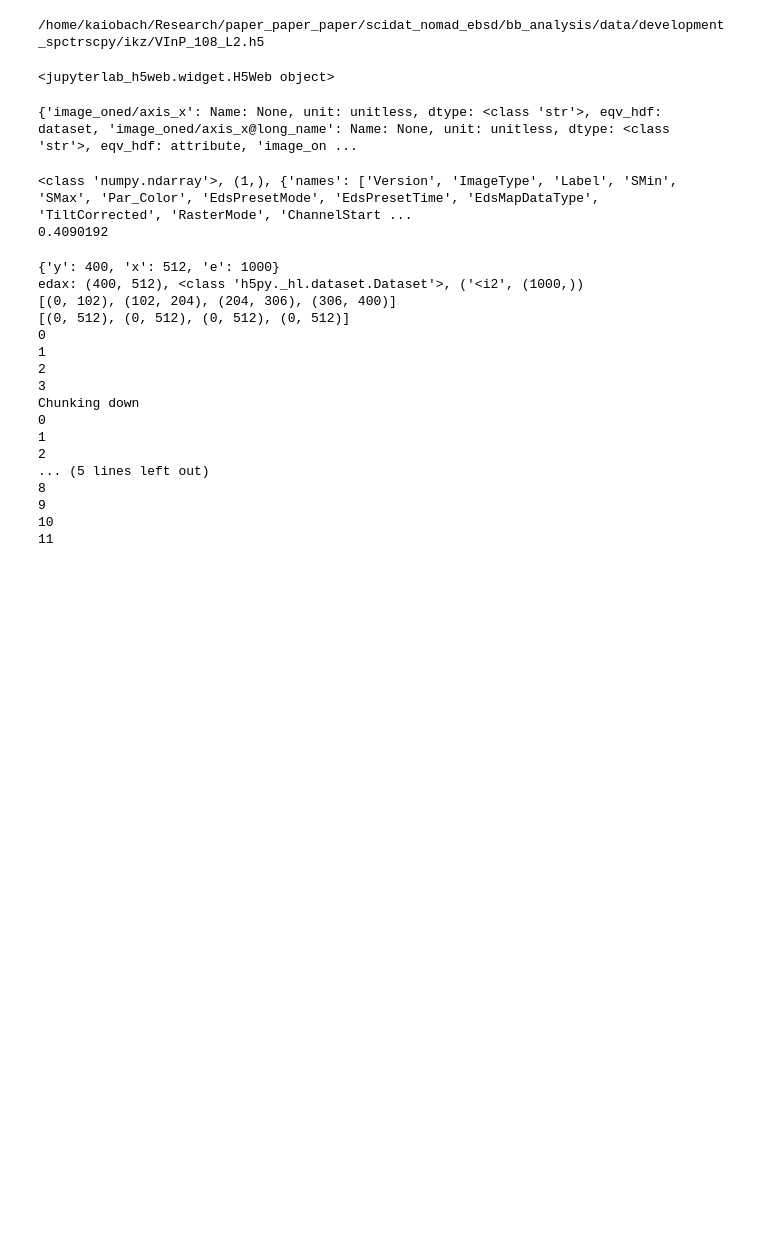
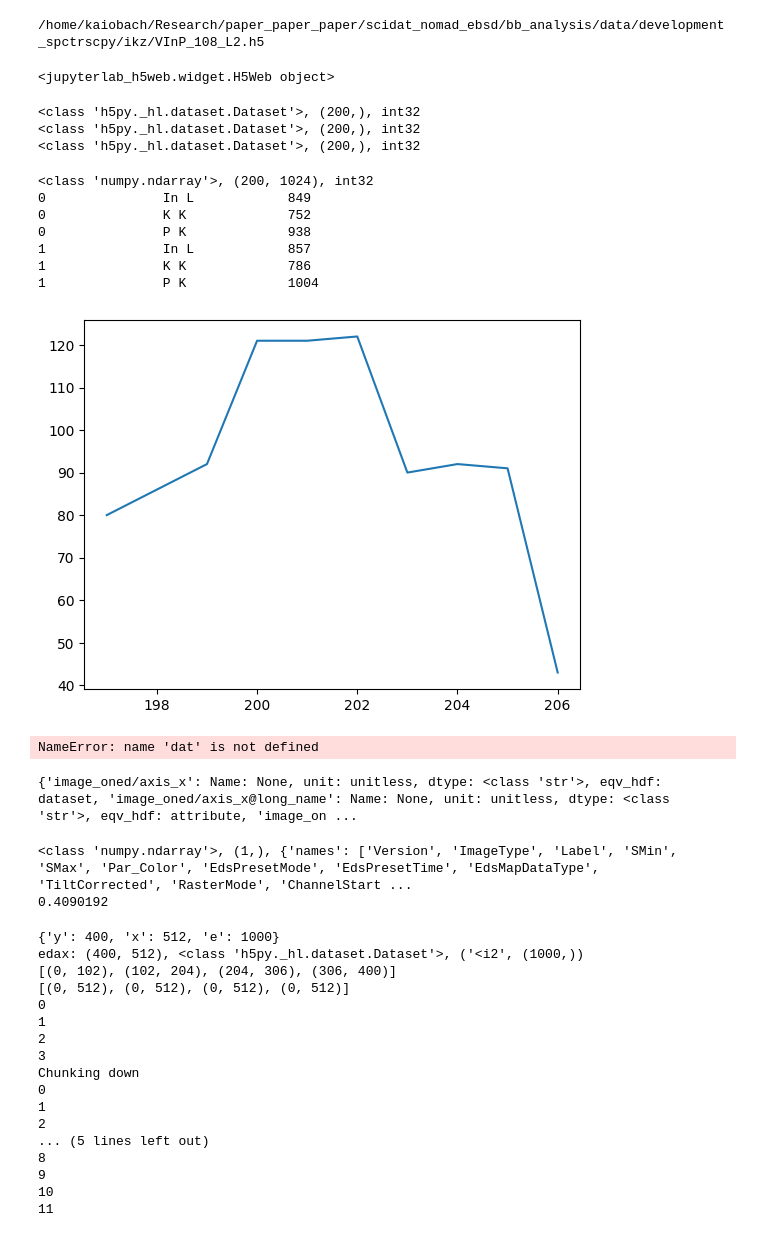
Before and after one commit to FAIRmat-NFDI/pynxtools, a Jupyter notebook: debug/spctrscpy.dev.ipynb, the cells around one changed output. Cells and saved outputs as stored; diff of their text form; code cells hidden in the pictures; blank space fills up the shorter version.

Commit message:
Tested parsing on IKZ and PDI examples

```diff
--- a/debug/spctrscpy.dev.ipynb
+++ b/debug/spctrscpy.dev.ipynb
@@ -7,13 +32,15 @@ from matplotlib import pyplot as plt
 # %%
 src = "/home/kaiobach/Research/paper_paper_paper/scidat_nomad_ebsd/bb_analysis/data/development_spctrscpy"
-fnms = [("apex", "ikz/VInP_108_L2.h5"),
-        ("apex", "ikz/GeSn_13.h5"),
+fnms = [("ikz", "VInP_108_L2.h5"),
+        ("ikz", "GeSn_13.nxs"),
         ("bruker", "pynx/46_ES-LP_L1_brg.bcf"),
         ("emd", "pynx/1613_Si_HAADF_610_kx.emd"),
         ("digitalmicrograph", "pynx/EELS_map_2_ROI_1_location_4.dm3"),
-        ("oxfordinstruments", "pynx/H5OINA_examples_Specimen_1_Map_EDS_+_EBSD_Map_Data_2.h5oina")]
+        ("oxfordinstruments", "pynx/H5OINA_examples_Specimen_1_Map_EDS_+_EBSD_Map_Data_2.h5oina"),
+        ("pdi", "InGaN_nanowires_spectra.edaxh5")]
 # pyUSID, HSMA
-fnm = f"{src}/{fnms[0][1]}"
+case = 0  # len(fnms) - 1
+fnm = f"{src}/{fnms[case][0]}/{fnms[case][1]}"
 print(fnm)
 # %% [output]
 /home/kaiobach/Research/paper_paper_paper/scidat_nomad_ebsd/bb_analysis/data/development_spctrscpy/ikz/VInP_108_L2.h5
@@ -21,6 +48,63 @@ print(fnm)
 H5Web(fnm)
 # %% [output]
 <jupyterlab_h5web.widget.H5Web object>
+# %%
+with h5py.File(fnm, "r") as h5r:
+    src = "/VInP/VInP_108_L2/Area 10/LineScan 1/ROIs/"
+    for key in h5r[src].keys():
+        tmp = h5r[f"{src}/{key}"]
+        print(f"{type(tmp)}, {np.shape(tmp)}, {tmp.dtype}")
+# %% [output]
+<class 'h5py._hl.dataset.Dataset'>, (200,), int32
+<class 'h5py._hl.dataset.Dataset'>, (200,), int32
+<class 'h5py._hl.dataset.Dataset'>, (200,), int32
+# %%
+with h5py.File(fnm, "r") as h5r:
+    # src = "/InGaN_nanowires_spectra/InGaN nanowires/Area 1/Full Area 1"
+    src = "/VInP/VInP_108_L2/Area 10/LineScan 1/"
+    if f"{src}/LSD" in h5r.keys():
+        # for key, val in enumerate(h5r[f"{src}/LSD"].attrs.items()):
+        #     print(f"{key}, {val}")
+        tmp = np.asarray(h5r[f"{src}/LSD"][0])
+        print(f"{type(tmp)}, {np.shape(tmp)}, {tmp.dtype}")
+        for idx in np.arange(0, 2):
+            # src/ROIs/<element Xray line> is the integral
+            print(f"{idx}\t\tIn L\t\t{np.sum(tmp[idx,323:335 + 1])}")
+            print(f"{idx}\t\tK K\t\t{np.sum(tmp[idx,326:337 + 1])}")
+            print(f"{idx}\t\tP K\t\t{np.sum(tmp[idx,197:206 + 1])}")
+        # plt.plot(np.arange(323, 335 + 1), tmp[0,323:335 + 1])
+        plt.plot(np.arange(197, 206 + 1), tmp[0,197:206 + 1])
+    # for idx, val in enumerate(tmp.dtype.names):
+    #     print(f"{idx}, {val}, {tmp[val][0]}")
+
+    """
+    if f"{src}/SPC" in h5r.keys():
+        spc = np.asarray(h5r[f"{src}/SPC"])
+    # print(f"{type(spc)}, {np.shape(spc)}, {spc.dtype}")
+    reqs = ["eVOffset", "evPch"]  # , "evPerChannel", "DeadTime", "CountRate"]
+    for req in reqs:  # ""SpectrumCounts", "
+        if req in spc.dtype.names:
+            print(f"{req}, {spc[req][0]}")
+        else:
+            raise ValueError(f"Unable to find metadata entry {req}!")
+    # for idx, val in enumerate(spc.dtype.names):
+    #     print(f"{idx}, {val}, {spc[val][0]}")
+    print("DataStart" in spc.dtype.names)
+    print(f"{type(spc['SpectrumCounts'][0])}, {np.shape(spc['SpectrumCounts'][0])}, {spc['SpectrumCounts'][0].dtype}")  # [0])
+    """
+# %% [output]
+<class 'numpy.ndarray'>, (200, 1024), int32
+0               In L            849
+0               K K             752
+0               P K             938
+1               In L            857
+1               K K             786
+1               P K             1004
+[figure, added]
+# %%
+plt.plot(dat[0, :])
+# %% [output]
+NameError: name 'dat' is not defined
 # %%
 
 from typing import Dict
```
Also changed, not shown: parts of 2 cells of this notebook, 7 other files.
